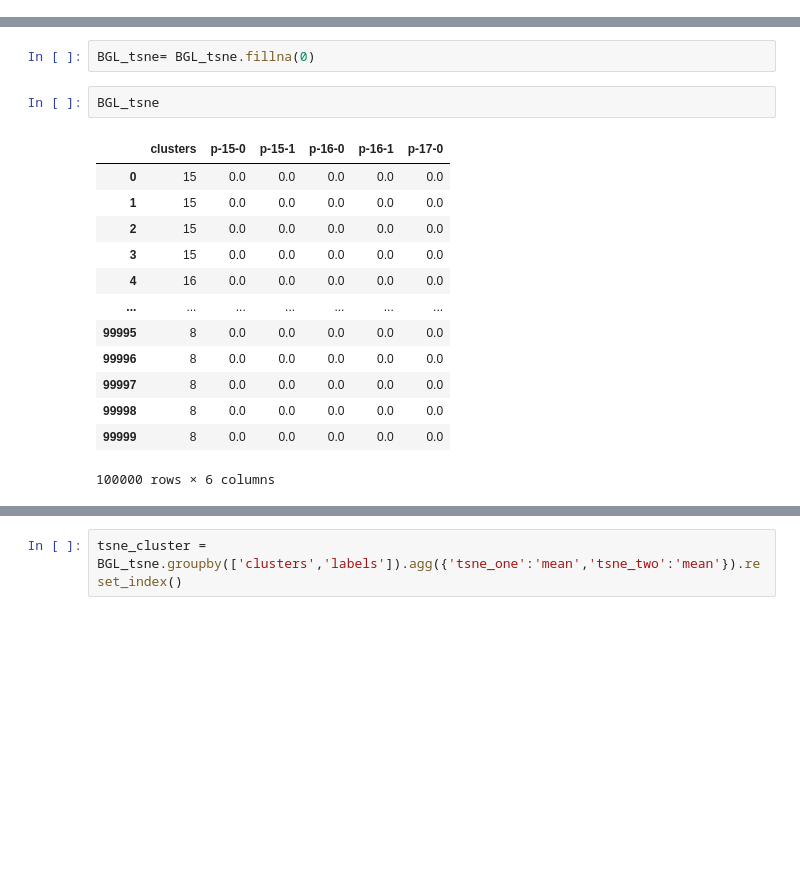
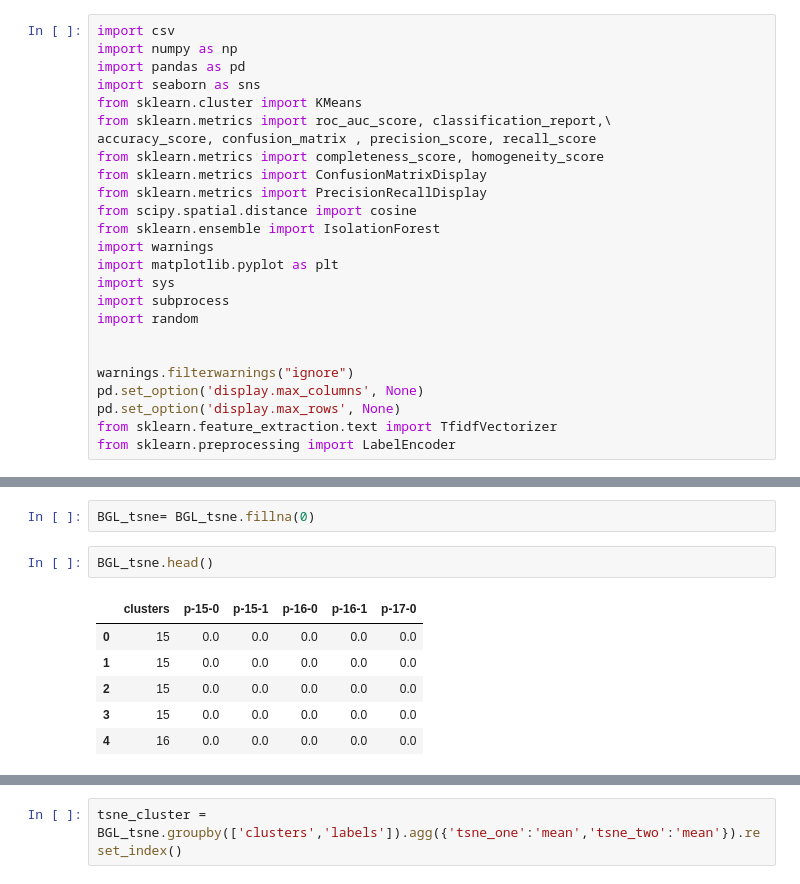
Before and after one commit to manelmahroug/anomaly-detection-in-log-files, a Jupyter notebook: unsupervised_learning/isolation-forest.ipynb, the cells around one changed output, grey strips where cells are left out. Drawn from its saved outputs; the diff is of its cells as text; blank space fills up the shorter version.

Commit message:
isolation forest thunder

```diff
--- a/unsupervised_learning/isolation-forest.ipynb
+++ b/unsupervised_learning/isolation-forest.ipynb
@@ -18,0 +23,25 @@ for dirname, _, filenames in os.walk('/kaggle/input'):
+# %%
+import csv
+import numpy as np
+import pandas as pd
+import seaborn as sns
+from sklearn.cluster import KMeans
+from sklearn.metrics import roc_auc_score, classification_report,\
+accuracy_score, confusion_matrix , precision_score, recall_score
+from sklearn.metrics import completeness_score, homogeneity_score
+from sklearn.metrics import ConfusionMatrixDisplay
+from sklearn.metrics import PrecisionRecallDisplay
+from scipy.spatial.distance import cosine
+from sklearn.ensemble import IsolationForest
+import warnings
+import matplotlib.pyplot as plt
+import sys
+import subprocess
+import random
+
+
+warnings.filterwarnings("ignore")
+pd.set_option('display.max_columns', None)
+pd.set_option('display.max_rows', None)
+from sklearn.feature_extraction.text import TfidfVectorizer
+from sklearn.preprocessing import LabelEncoder
@@ -107,21 +247,14 @@ BGL_tsne= BGL_tsne.drop(['Unnamed: 0', 'timestamp','text','label','filename'], a
 # %%
 BGL_tsne= BGL_tsne.fillna(0)
 # %%
-BGL_tsne
+BGL_tsne.head()
 # %% [output]
 |  | clusters | p-15-0 | p-15-1 | p-16-0 | p-16-1 | p-17-0 |
 | 0 | 15 | 0.0 | 0.0 | 0.0 | 0.0 | 0.0 |
 | 1 | 15 | 0.0 | 0.0 | 0.0 | 0.0 | 0.0 |
 | 2 | 15 | 0.0 | 0.0 | 0.0 | 0.0 | 0.0 |
 | 3 | 15 | 0.0 | 0.0 | 0.0 | 0.0 | 0.0 |
 | 4 | 16 | 0.0 | 0.0 | 0.0 | 0.0 | 0.0 |
-| ... | ... | ... | ... | ... | ... | ... |
-| 99995 | 8 | 0.0 | 0.0 | 0.0 | 0.0 | 0.0 |
-| 99996 | 8 | 0.0 | 0.0 | 0.0 | 0.0 | 0.0 |
-| 99997 | 8 | 0.0 | 0.0 | 0.0 | 0.0 | 0.0 |
-| 99998 | 8 | 0.0 | 0.0 | 0.0 | 0.0 | 0.0 |
-| 99999 | 8 | 0.0 | 0.0 | 0.0 | 0.0 | 0.0 |
-100000 rows × 6 columns
 # %%
 tsne_result = tsne.fit_transform(BGL_tsne)
 # %% [output]
```
Also changed, not shown: parts of 51 cells of this notebook.
